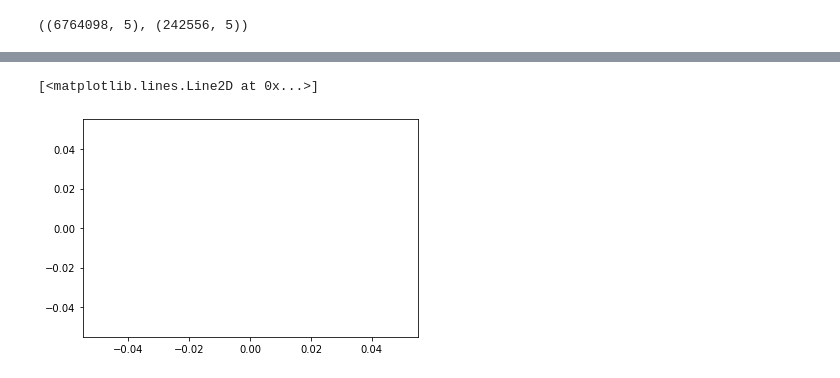
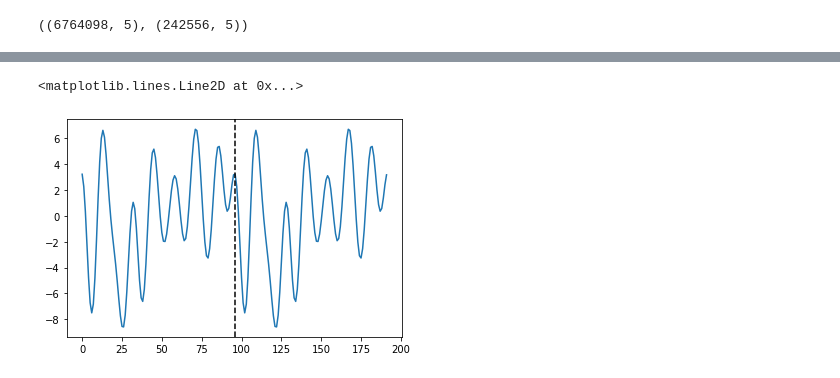
Before and after one commit to dantegates/keras-prophet, a Jupyter notebook: keras-prophet.ipynb, the cells around one changed output, grey strips where cells are left out. Cells and saved outputs as stored; diff of their text form; code cells hidden in the pictures.

```diff
--- a/keras-prophet.ipynb
+++ b/keras-prophet.ipynb
@@ -417,13 +348,17 @@ class LinearTrendEmbeddingWithMovement(tf.keras.layers.Layer):
 # %%
+order = 10
+
 plt.plot(
     SeasonalEmbeddingWithMovement.fourier_series(
-        np.random.normal(size=10),
-        np.random.normal(size=10),
-        np.arange(192, dtype='float32')[:, None] / 4,
-        np.arange(10, dtype='float32'),
-        24.
+        np.random.normal(size=order),
+        np.random.normal(size=order),
+        np.arange(order, dtype='float32') + 1,
+        24,
+        np.arange(192, dtype='float32')[:, None] / 4
     ).numpy().ravel()
 )
+
+plt.gca().axvline(96, ls='--', color='k')
 # %% [output]
-[<matplotlib.lines.Line2D at 0x...>]
+<matplotlib.lines.Line2D at 0x...>
-[figure, old version]
+[figure, new version]
```
Also changed, not shown: parts of 17 cells of this notebook, 2 other files.
